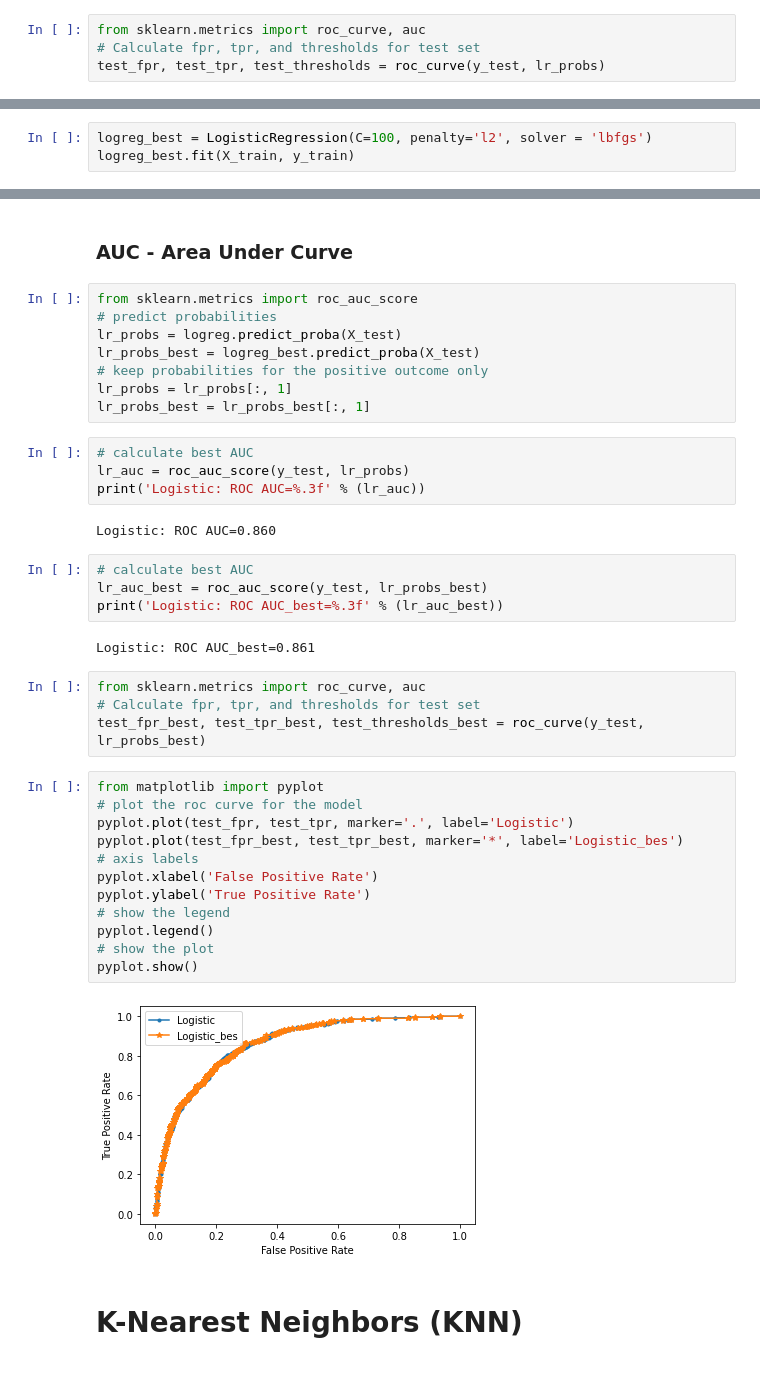
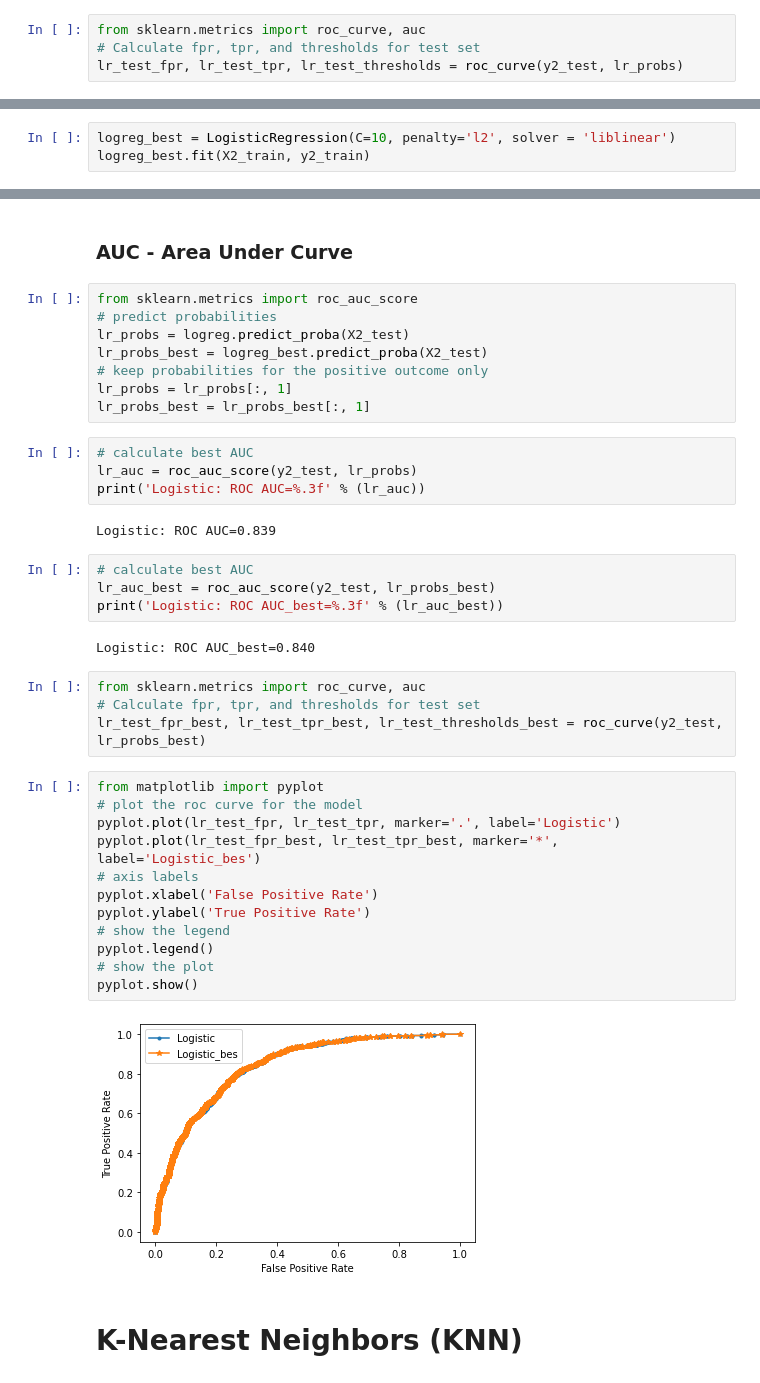
Before and after one commit to jinshuochen/Spring-Board-Capstone-Three, a Jupyter notebook: Customer Churn/notebooks/Modeling.ipynb, the cells around one changed output, grey strips where cells are left out. Drawn from its saved outputs; the diff is of its cells as text.

```diff
--- a/Customer Churn/notebooks/Modeling.ipynb
+++ b/Customer Churn/notebooks/Modeling.ipynb
@@ -150,7 +301,7 @@ Logistic: ROC AUC=0.860
 # %%
 from sklearn.metrics import roc_curve, auc
 # Calculate fpr, tpr, and thresholds for test set
-test_fpr, test_tpr, test_thresholds = roc_curve(y_test, lr_probs)
+lr_test_fpr, lr_test_tpr, lr_test_thresholds = roc_curve(y2_test, lr_probs)
 # %%
 from matplotlib import pyplot
 # plot the roc curve for the model
@@ -206,6 +357,6 @@ Best: 0.805743 using {'C': 100, 'penalty': 'l2', 'solver': 'lbfgs'}
 # %% [markdown]
 ## LogisticRegression with best hyperparameters
 # %%
-logreg_best = LogisticRegression(C=100, penalty='l2', solver = 'lbfgs')
-logreg_best.fit(X_train, y_train)
+logreg_best = LogisticRegression(C=10, penalty='l2', solver = 'liblinear')
+logreg_best.fit(X2_train, y2_train)
 # %% [output]
@@ -255,41 +406,41 @@ weighted avg       0.80      0.81      0.80      1470
 # %%
 from sklearn.metrics import roc_auc_score
 # predict probabilities
-lr_probs = logreg.predict_proba(X_test)
-lr_probs_best = logreg_best.predict_proba(X_test)
+lr_probs = logreg.predict_proba(X2_test)
+lr_probs_best = logreg_best.predict_proba(X2_test)
 # keep probabilities for the positive outcome only
 lr_probs = lr_probs[:, 1]
 lr_probs_best = lr_probs_best[:, 1]
 # %%
 # calculate best AUC
-lr_auc = roc_auc_score(y_test, lr_probs)
+lr_auc = roc_auc_score(y2_test, lr_probs)
 print('Logistic: ROC AUC=%.3f' % (lr_auc))
 # %% [output]
-Logistic: ROC AUC=0.860
+Logistic: ROC AUC=0.839
 # %%
 # calculate best AUC
-lr_auc_best = roc_auc_score(y_test, lr_probs_best)
+lr_auc_best = roc_auc_score(y2_test, lr_probs_best)
 print('Logistic: ROC AUC_best=%.3f' % (lr_auc_best))
 # %% [output]
-Logistic: ROC AUC_best=0.861
+Logistic: ROC AUC_best=0.840
 # %%
 from sklearn.metrics import roc_curve, auc
 # Calculate fpr, tpr, and thresholds for test set
-test_fpr_best, test_tpr_best, test_thresholds_best = roc_curve(y_test, lr_probs_best)
+lr_test_fpr_best, lr_test_tpr_best, lr_test_thresholds_best = roc_curve(y2_test, lr_probs_best)
 # %%
 from matplotlib import pyplot
 # plot the roc curve for the model
-pyplot.plot(test_fpr, test_tpr, marker='.', label='Logistic')
-pyplot.plot(test_fpr_best, test_tpr_best, marker='*', label='Logistic_bes')
+pyplot.plot(lr_test_fpr, lr_test_tpr, marker='.', label='Logistic')
+pyplot.plot(lr_test_fpr_best, lr_test_tpr_best, marker='*', label='Logistic_bes')
 # axis labels
 pyplot.xlabel('False Positive Rate')
 pyplot.ylabel('True Positive Rate')
 # show the legend
 pyplot.legend()
 # show the plot
 pyplot.show()
 # %% [output]
-[figure, old version]
+[figure, new version]
 # %% [markdown]
 # K-Nearest Neighbors (KNN)
 # %%
```
Also changed, not shown: parts of 78 cells of this notebook, 4 other files.
